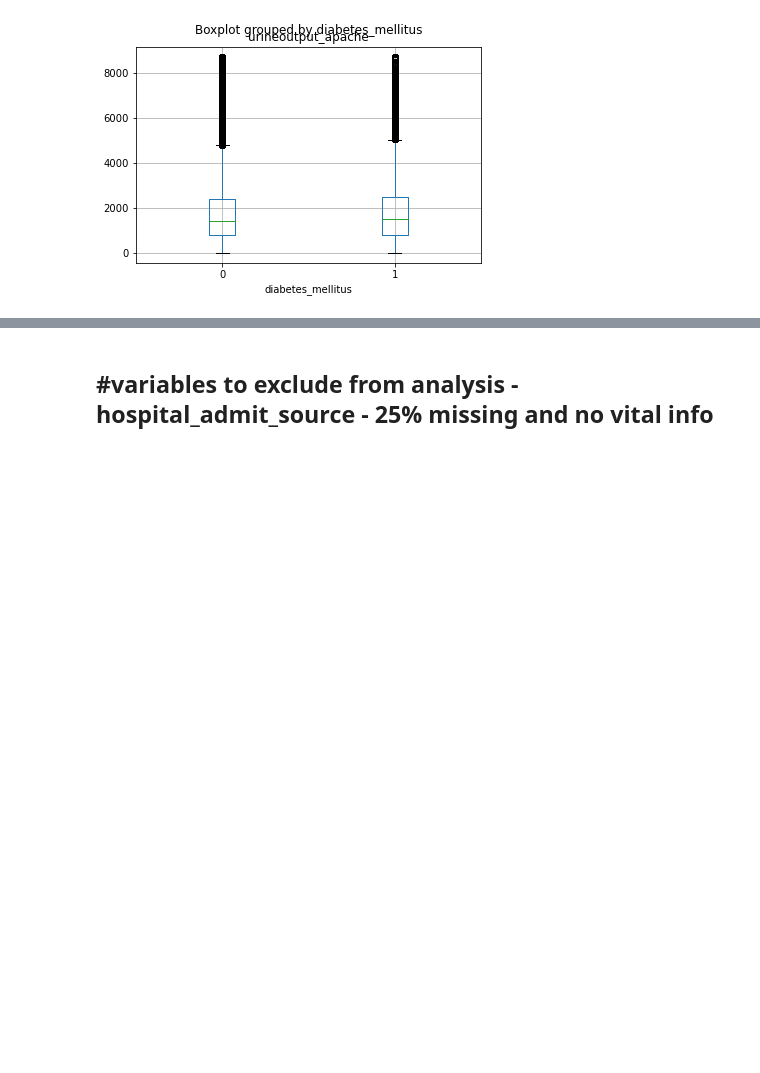
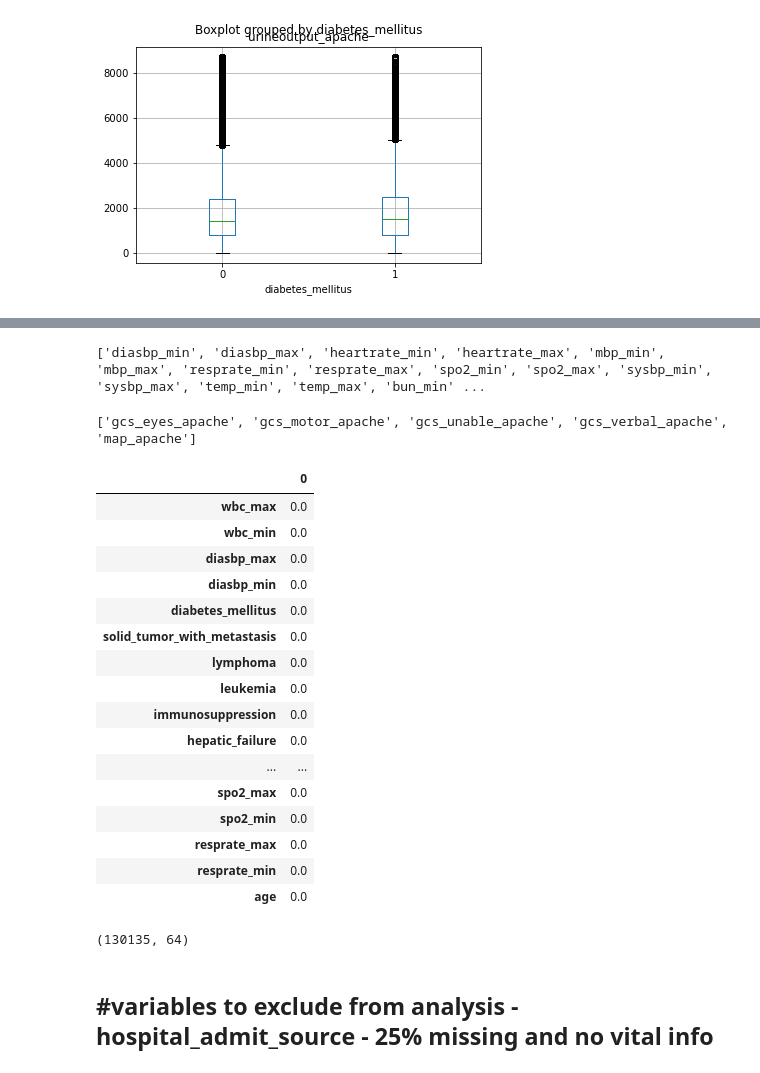
Before and after one commit to rcpiv/WiDS2021, a Jupyter notebook: WiDS 2021.ipynb, the cells around one changed output, grey strips where cells are left out. Drawn from its saved outputs; the diff is of its cells as text; code cells hidden in the pictures; blank space fills up the shorter version.

```diff
--- a/WiDS 2021.ipynb
+++ b/WiDS 2021.ipynb
@@ -235,0 +294,5 @@ len(train.apache_2_diagnosis.unique())
+# %%
+min_max = [col for col in train_imput if col.endswith('max') | col.endswith('min')]
+print(min_max)
+# %% [output]
+['diasbp_min', 'diasbp_max', 'heartrate_min', 'heartrate_max', 'mbp_min', 'mbp_max', 'resprate_min', 'resprate_max', 'spo2_min', 'spo2_max', 'sysbp_min', 'sysbp_max', 'temp_min', 'temp_max', 'bun_min' ...
@@ -235,0 +302,38 @@ len(train.apache_2_diagnosis.unique())
+# %%
+train.drop(['apache_2_diagnosis','apache_3j_diagnosis'], axis = 1, inplace = True)
+train_imput.drop(['apache_2_diagnosis','apache_3j_diagnosis'], axis = 1, inplace = True)
+# %%
+apache = [col for col in train_imput if col.endswith('apache') & ~col.startswith('arf') & ~col.startswith('ventilated') & ~col.startswith('intubated')]
+print(apache)
+# %% [output]
+['gcs_eyes_apache', 'gcs_motor_apache', 'gcs_unable_apache', 'gcs_verbal_apache', 'map_apache']
+# %%
+for i in apache:
+    train_imput[i] = train_imput[i].fillna(train_imput[i].median())
+# %%
+train_imput['icu_admit_source'].fillna('Unknown', inplace = True)
+# %%
+# Check rate of missing values in each column to make sure imputation is complete
+pd.DataFrame(train_imput.isna().mean().sort_values(ascending=False))
+# %% [output]
+|  | 0 |
+| wbc_max | 0.0 |
+| wbc_min | 0.0 |
+| diasbp_max | 0.0 |
+| diasbp_min | 0.0 |
+| diabetes_mellitus | 0.0 |
+| solid_tumor_with_metastasis | 0.0 |
+| lymphoma | 0.0 |
+| leukemia | 0.0 |
+| immunosuppression | 0.0 |
+| hepatic_failure | 0.0 |
+| ... | ... |
+| spo2_max | 0.0 |
+| spo2_min | 0.0 |
+| resprate_max | 0.0 |
+| resprate_min | 0.0 |
+| age | 0.0 |
+# %%
+train_imput.shape
+# %% [output]
+(130135, 64)
```
Also changed, not shown: parts of 16 cells of this notebook.
